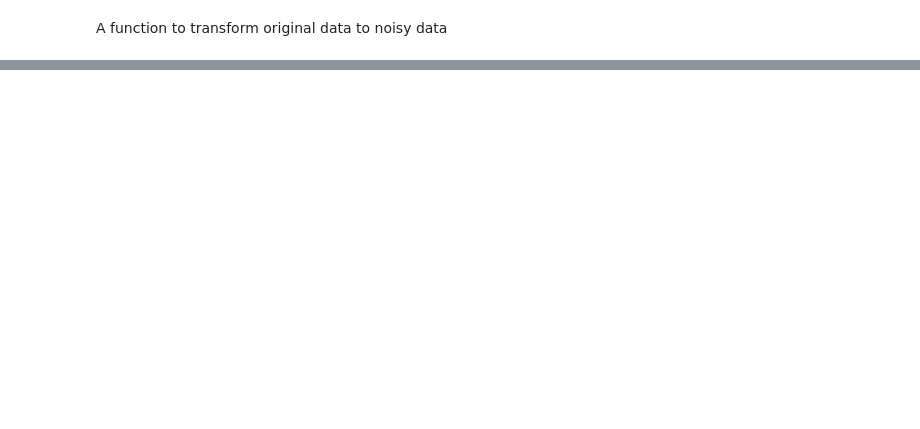
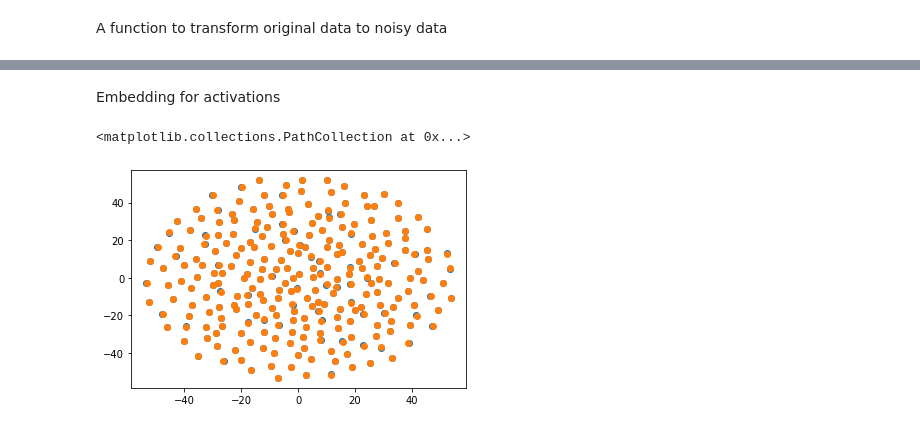
Before and after one commit to SihanZhu22/Graduation-project-domain-shift-image-2-image, a Jupyter notebook: jupyter/Embeddings for noisy images.ipynb, the cells around one changed output, grey strips where cells are left out. Saved outputs shown, nothing was run; the diff lists cells and outputs as text; code cells hidden in the pictures; blank space fills up the shorter version.

Commit message:
Codes for generating noise data

```diff
--- a/jupyter/Embeddings for noisy images.ipynb
+++ b/jupyter/Embeddings for noisy images.ipynb
@@ -92,0 +427,5 @@ df_input_full = pd.DataFrame(embedding,columns=["tsne_1","tsne_2"])
+# %%
+model_activations = np.array(model_activations)
+overall_ious = np.array(overall_ious)
+ious_by_class = np.array(ious_by_class)
+predictions = np.array(predictions)
@@ -92,0 +455,18 @@ df_input_full = pd.DataFrame(embedding,columns=["tsne_1","tsne_2"])
+# %% [markdown]
+Embedding for activations
+# %%
+# Preprocess the activations
+# TODO: change this shape for pre-trained model
+activations_2d = np.reshape(model_activations,(len(noise_levels)*sample_number*256,1024)) # 256 is 16x16, the activation "image"
+# %%
+pca_50 = PCA(n_components=50)
+intermediate_pca_embedding = pca_50.fit_transform(activations_2d)
+activations_tsne_embedding = TSNE(n_components=2).fit_transform(intermediate_pca_embedding)
+# %%
+activations_tsne_embedding_reshaped = np.reshape(activations_tsne_embedding,(len(noise_levels)*sample_number,256,2))
+# %%
+plt.scatter(activations_tsne_embedding_reshaped[0,:,0],activations_tsne_embedding_reshaped[0,:,1])
+plt.scatter(activations_tsne_embedding_reshaped[300,:,0],activations_tsne_embedding_reshaped[300,:,1])
+# %% [output]
+<matplotlib.collections.PathCollection at 0x...>
+[figure, added]
```
Also changed, not shown: parts of 60 cells of this notebook, 1 other file.
